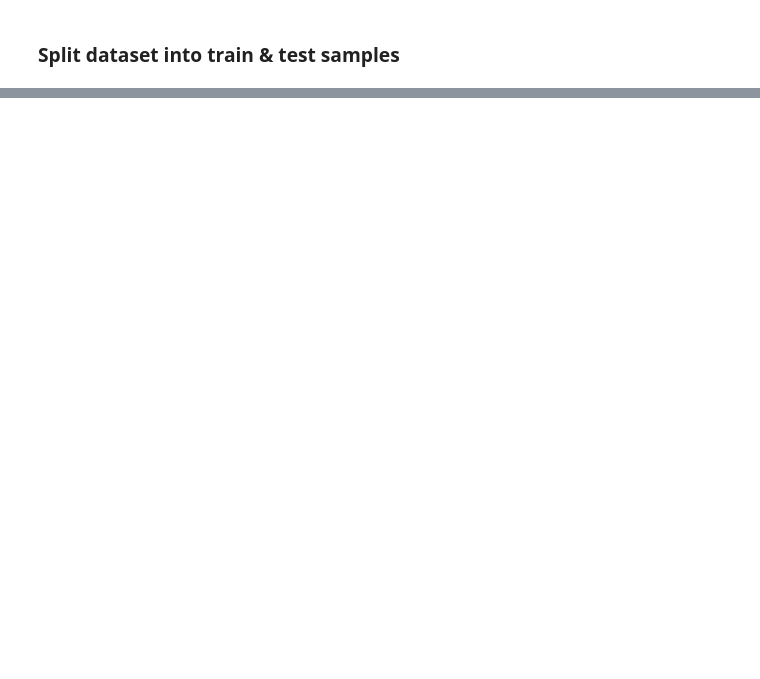
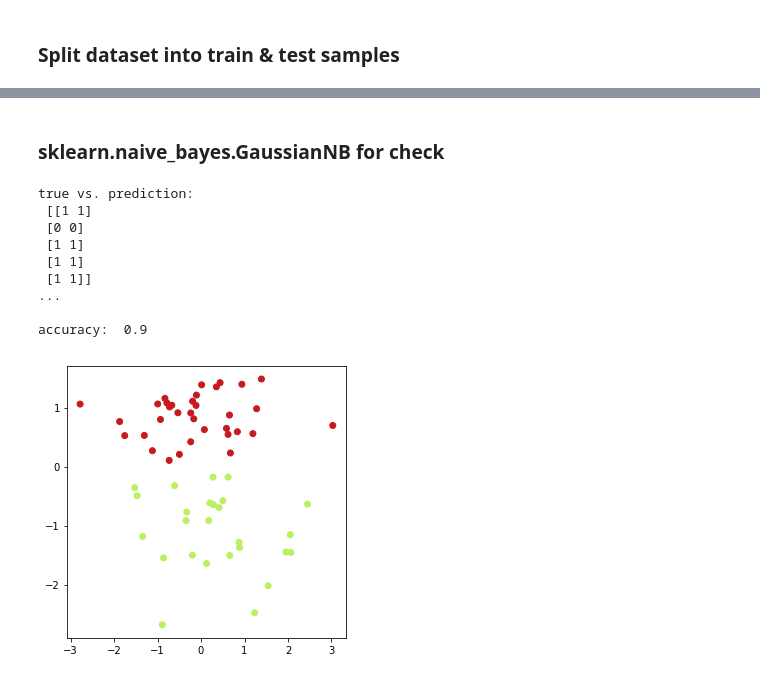
Before and after one commit to Antonyo314/dru-ML-algorithms, a Jupyter notebook: 3. NaiveBayesClassifier.ipynb, the cells around one changed output, grey strips where cells are left out. Cells and saved outputs as stored; diff of their text form; code cells hidden in the pictures; blank space fills up the shorter version.

```diff
--- a/3. NaiveBayesClassifier.ipynb
+++ b/3. NaiveBayesClassifier.ipynb
@@ -196,0 +248,23 @@ feature_set
+# %% [markdown]
+### sklearn.naive_bayes.GaussianNB for check
+# %%
+from sklearn import naive_bayes
+
+Gaussian_NB_classifier = naive_bayes.GaussianNB()
+Gaussian_NB_classifier.fit(train_data,train_labels)
+print_result(test_labels, Gaussian_NB_classifier.predict(test_data))
+if train_data.shape[1] == 2 and (train_data.dtype.type == np.float64
+                                 or train_data.dtype.type == np.int64):
+    #plot_2f_dataset(train_data, Gaussian_NB_classifier.predict(train_data))
+    plot_2f_dataset(test_data, Gaussian_NB_classifier.predict(test_data))
+# %% [output]
+true vs. prediction:
+ [[1 1]
+ [0 0]
+ [1 1]
+ [1 1]
+ [1 1]]
+...
+
+accuracy:  0.9
+[figure, added]
```
Also changed, not shown: parts of 30 cells of this notebook.
